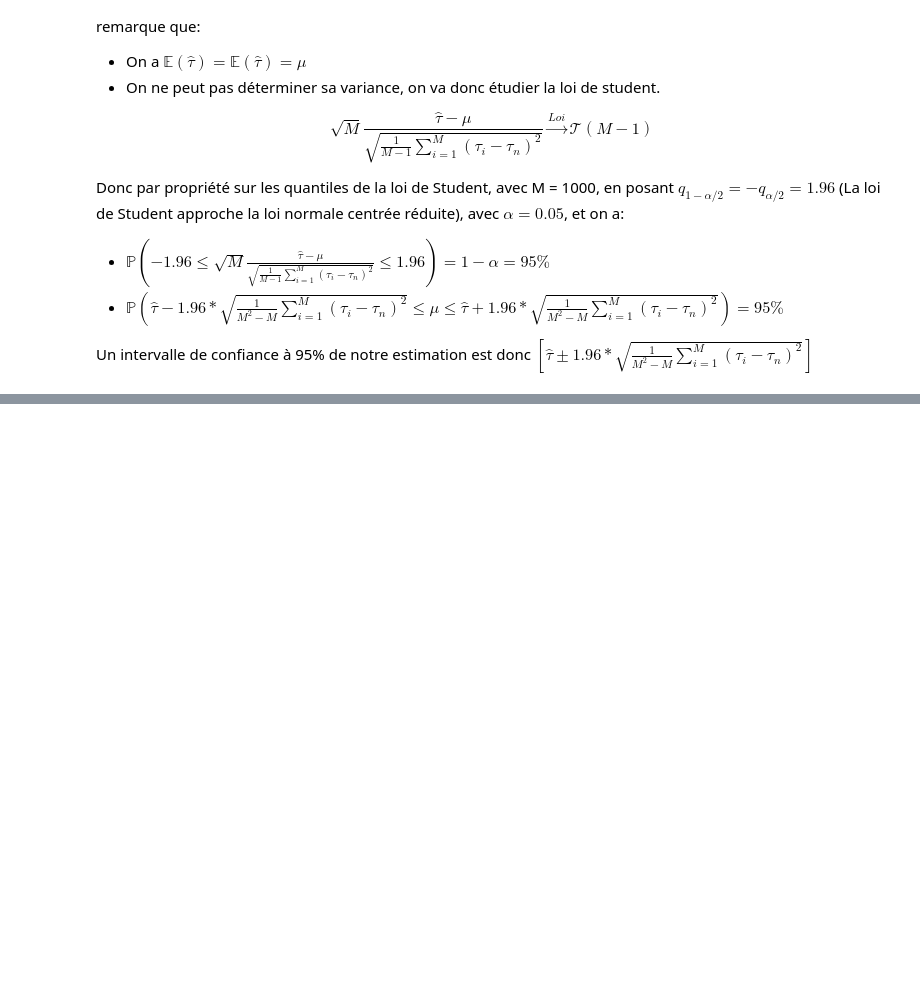
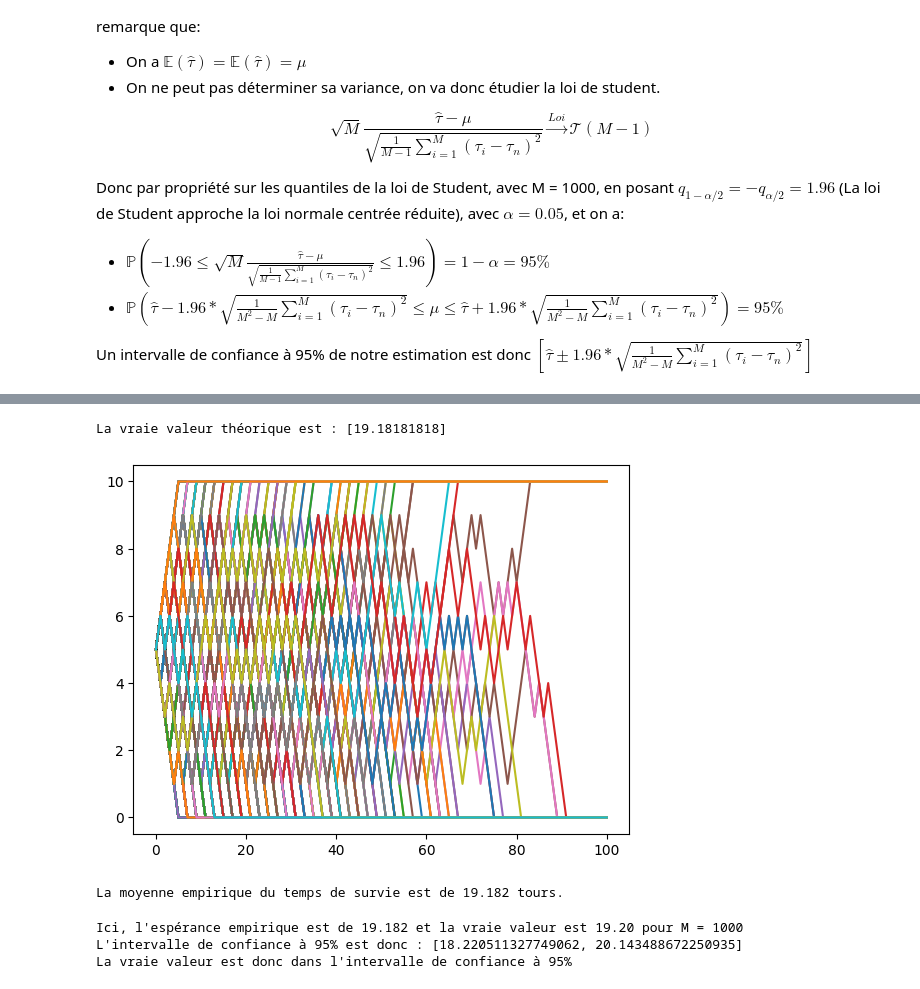
Before and after one commit to TAN-Victor/markov_chain_game_C_project, a Jupyter notebook: TP 2/group8-2.ipynb, the cells around one changed output, grey strips where cells are left out. Saved outputs shown, nothing was run; the diff lists cells and outputs as text; code cells hidden in the pictures; blank space fills up the shorter version.

```diff
--- a/TP 2/group8-2.ipynb
+++ b/TP 2/group8-2.ipynb
@@ -526,0 +592,40 @@ La vraie valeur n'est donc pas dans l'intervalle de confiance à 95%
+# %%
+### Verification avec Python
+
+F = np.zeros((9, 1))
+P2 = np.zeros((9, 9))
+for i in range(0, 9):
+    if (i != 0):
+        P2[i, i-1] = 0.6
+    if (i != 8):
+        P2[i, i+1] = 0.4
+
+I = np.identity(9)
+b = np.ones((9, 1))
+
+F = np.linalg.solve(I - P2, b)
+print("La vraie valeur théorique est : {}".format(F[4]))
+# %% [output]
+La vraie valeur théorique est : [19.18181818]
+# %%
+tau_Q1_c = tau_Q1(simulation_jeu(p= 0.4))
+moyenne_tau_c = np.mean(tau_Q1_c)
+print("La moyenne empirique du temps de survie est de {} tours.".format(moyenne_tau_c))
+# C'est un nouvel échantillon mais M est assez grand pour qu'on suppose universel
+# %% [output]
+[figure, added]
+La moyenne empirique du temps de survie est de 19.182 tours.
+# %%
+print("Ici, l'espérance empirique est de {} et la vraie valeur est 19.20 pour M = 1000".format(moyenne_tau_c))
+M = 1000
+b1 = moyenne_tau_c - 1.96 * (np.sum((tau_Q1_c[:-1] - tau_Q1_c[-1] )**2) / (M**2 - M))**(1/2)
+b2 = moyenne_tau_c + 1.96 * (np.sum((tau_Q1_c[:-1] - tau_Q1_c[-1] )**2) / (M**2 - M))**(1/2)
+print("L'intervalle de confiance à 95% est donc : [{}, {}]".format(b1, b2))
+if (b1 > 19.20 or b2 < 19.20):
+    print("La vraie valeur n'est donc pas dans l'intervalle de confiance à 95%")
+else:
+    print("La vraie valeur est donc dans l'intervalle de confiance à 95%")
+# %% [output]
+Ici, l'espérance empirique est de 19.182 et la vraie valeur est 19.20 pour M = 1000
+L'intervalle de confiance à 95% est donc : [18.220511327749062, 20.143488672250935]
+La vraie valeur est donc dans l'intervalle de confiance à 95%
```
Also changed, not shown: parts of 22 cells of this notebook.
